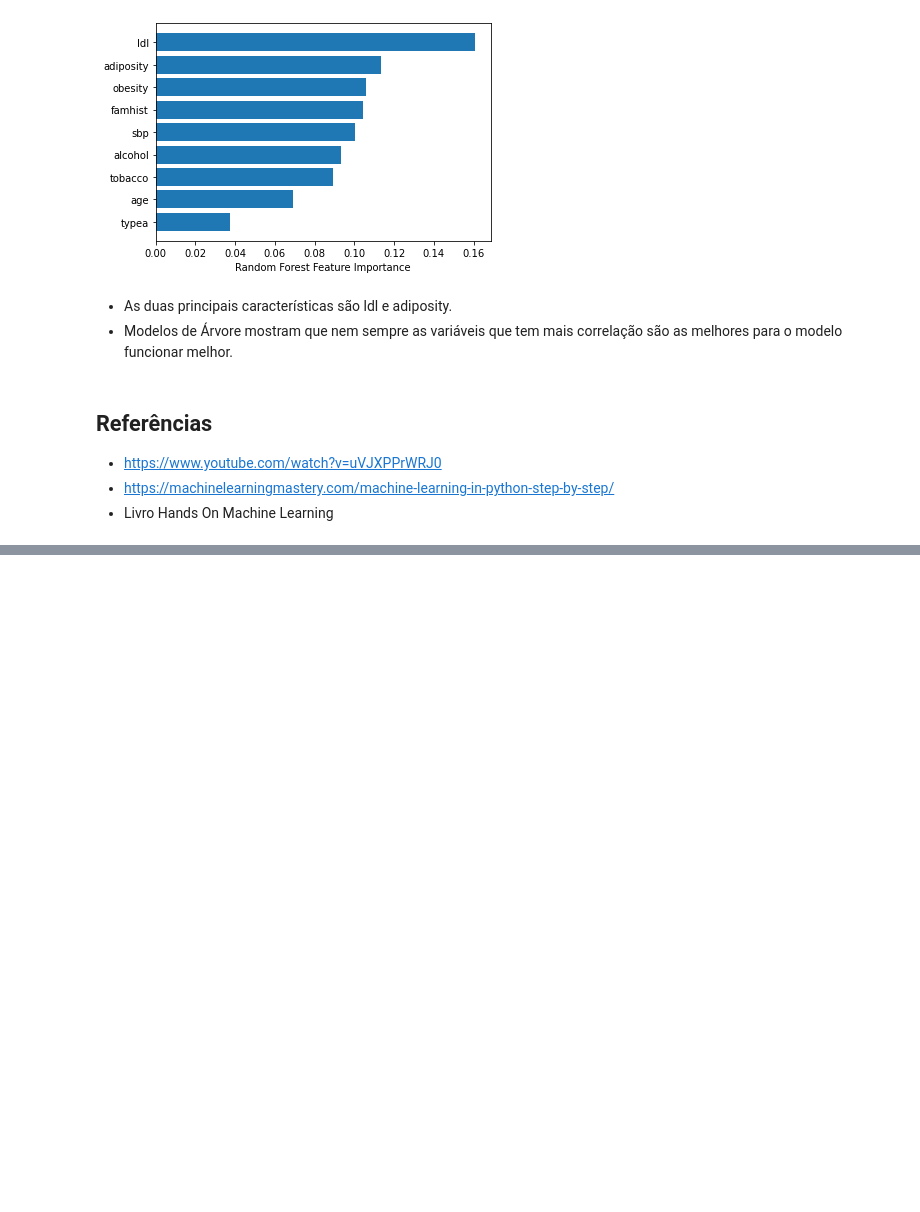
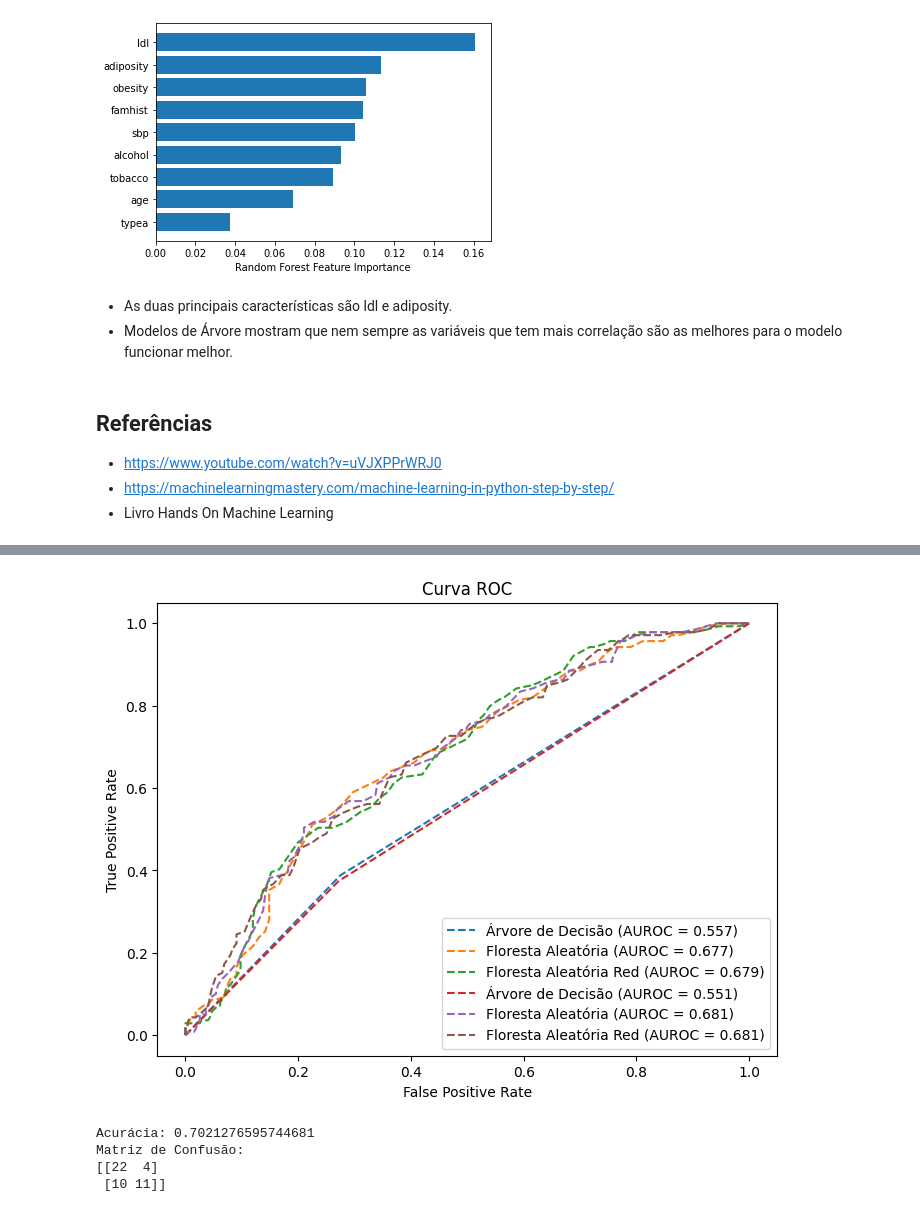
Before and after one commit to Matheus2608/Data-Science, a Jupyter notebook: Projeto.ipynb, the cells around one changed output, grey strips where cells are left out. Saved outputs shown, nothing was run; the diff lists cells and outputs as text; code cells hidden in the pictures; blank space fills up the shorter version.

```diff
--- a/Projeto.ipynb
+++ b/Projeto.ipynb
@@ -246,0 +289,24 @@ Text(0.5, 0, 'Random Forest Feature Importance')
+# %%
+plt.figure(figsize=(8,6), dpi=100)
+for fp_rate, tp_rate, auc, nome in fp_rate_tp_rate_auc_nome:
+  plt.plot(fp_rate, tp_rate ,linestyle='--', label=f"{nome} (AUROC = %0.3f)" % auc)
+
+plt.xlabel("False Positive Rate")
+plt.ylabel("True Positive Rate")
+plt.title("Curva ROC")
+plt.legend()
+plt.show()
+# %% [output]
+[figure, added]
+# %%
+rf = RandomForestClassifier(n_estimators=100, max_features=3, random_state=0)
+rf.fit(x_treinamento, y_treinamento)
+predicoes = rf.predict(x_teste)
+print("Acurácia:", accuracy_score(y_teste, predicoes))
+print("Matriz de Confusão:")
+print(confusion_matrix(y_teste, predicoes))
+# %% [output]
+Acurácia: 0.7021276595744681
+Matriz de Confusão:
+[[22  4]
+ [10 11]]
```
Also changed, not shown: parts of 6 cells of this notebook.
